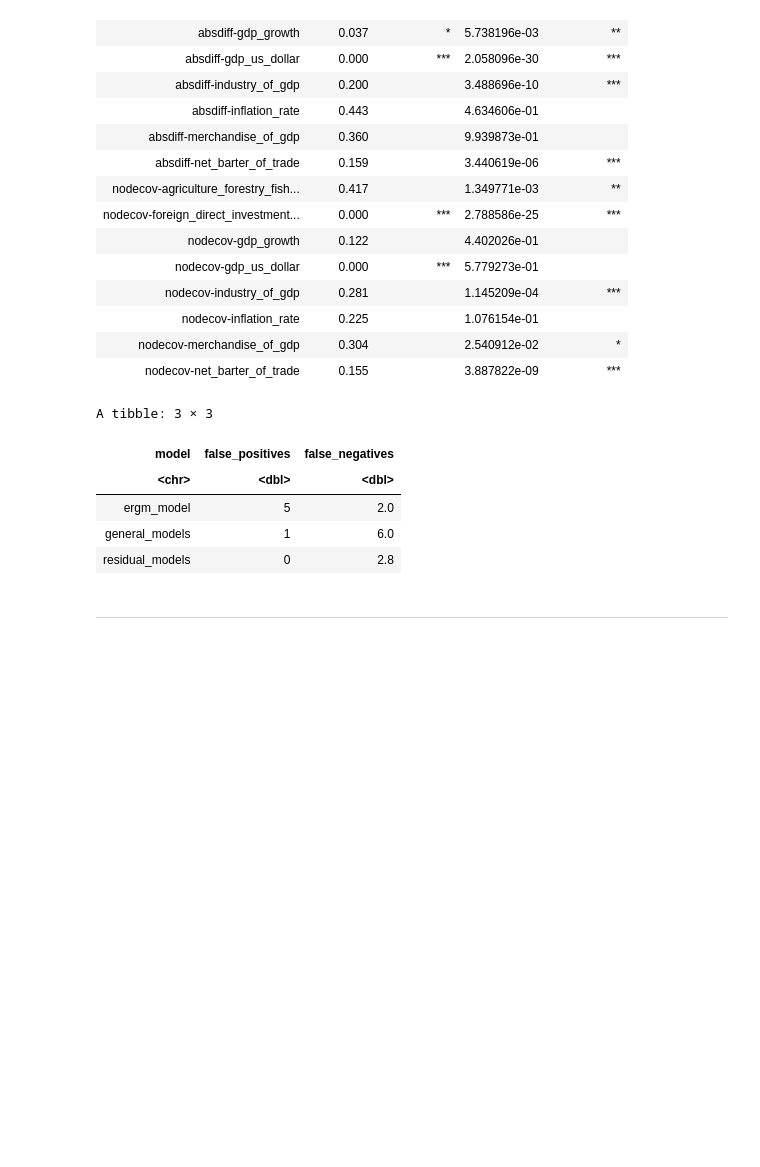
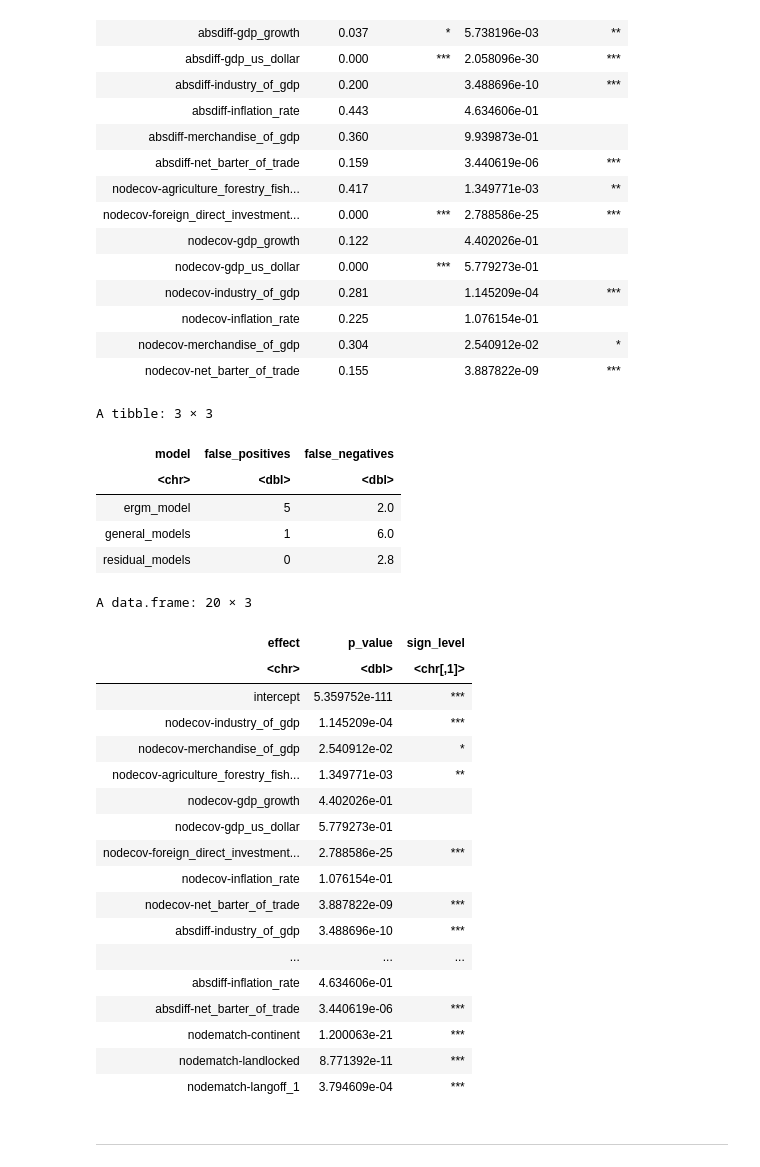
Before and after one commit to zhpinkman/permutation-tests, a Jupyter notebook: codes/check_results.ipynb, the cells around one changed output. Drawn from its saved outputs; the diff is of its cells as text; code cells hidden in the pictures; blank space fills up the shorter version.

```diff
--- a/codes/check_results.ipynb
+++ b/codes/check_results.ipynb
@@ -105,5 +105,27 @@ A tibble: 3 × 3
 | ergm_model | 5 | 2.0 |
 | general_models | 1 | 6.0 |
 | residual_models | 0 | 2.8 |
+# %%
+gravity_results
+# %% [output]
+A data.frame: 20 × 3
+| effect | p_value | sign_level |
+| <chr> | <dbl> | <chr[,1]> |
+| intercept | 5.359752e-111 | *** |
+| nodecov-industry_of_gdp | 1.145209e-04 | *** |
+| nodecov-merchandise_of_gdp | 2.540912e-02 | * |
+| nodecov-agriculture_forestry_fish... | 1.349771e-03 | ** |
+| nodecov-gdp_growth | 4.402026e-01 |  |
+| nodecov-gdp_us_dollar | 5.779273e-01 |  |
+| nodecov-foreign_direct_investment... | 2.788586e-25 | *** |
+| nodecov-inflation_rate | 1.076154e-01 |  |
+| nodecov-net_barter_of_trade | 3.887822e-09 | *** |
+| absdiff-industry_of_gdp | 3.488696e-10 | *** |
+| ... | ... | ... |
+| absdiff-inflation_rate | 4.634606e-01 |  |
+| absdiff-net_barter_of_trade | 3.440619e-06 | *** |
+| nodematch-continent | 1.200063e-21 | *** |
+| nodematch-landlocked | 8.771392e-11 | *** |
+| nodematch-langoff_1 | 3.794609e-04 | *** |
 # %% [markdown]
 ---
```
Also changed, not shown: 9 other files.
